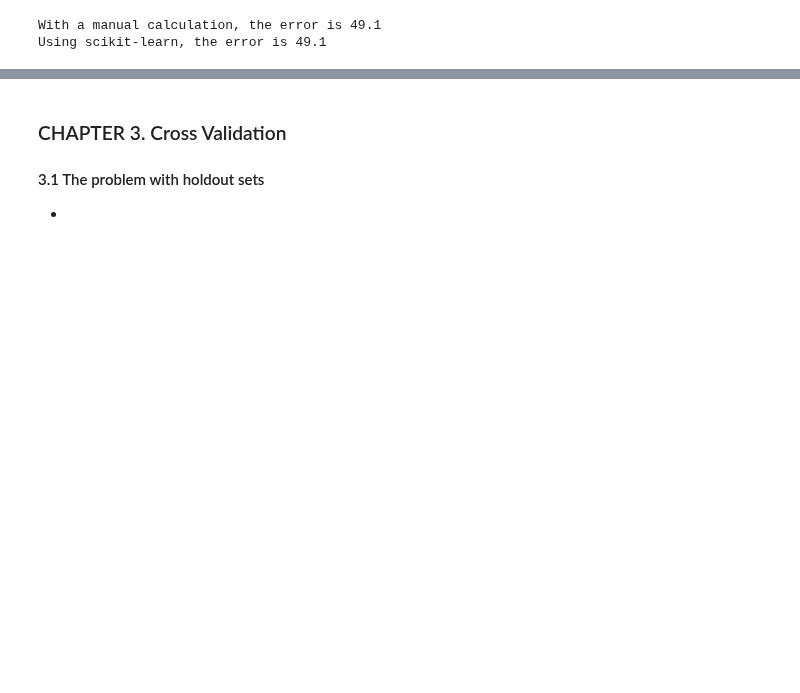
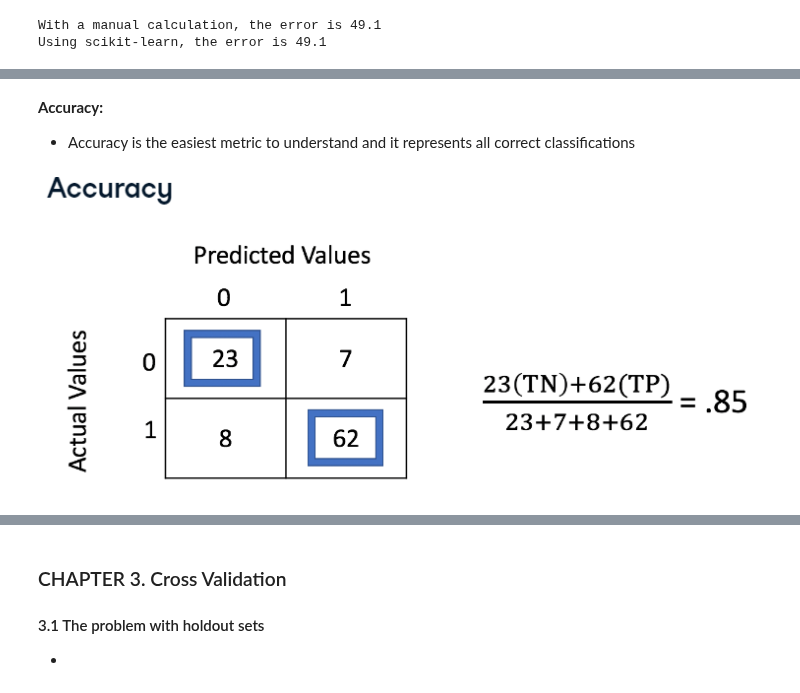
Before and after one commit to GuoweiYang19891101/datacamp_machine_learning_scientist_python, a Jupyter notebook: 11_model_validation.ipynb, the cells around one changed output, grey strips where cells are left out. Cells and saved outputs as stored; diff of their text form; code cells hidden in the pictures; blank space fills up the shorter version.

```diff
--- a/11_model_validation.ipynb
+++ b/11_model_validation.ipynb
@@ -307,0 +351,8 @@ Using scikit-learn, the error is 49.1
+# %% [markdown]
+**Accuracy:**
+* Accuracy is the easiest metric to understand and it represents all correct classifications
+# %%
+from IPython import display
+display.Image("Images/11_accuracy.PNG")
+# %% [output]
+[figure, added]
```
Also changed, not shown: parts of 17 cells of this notebook, 4 other files.
